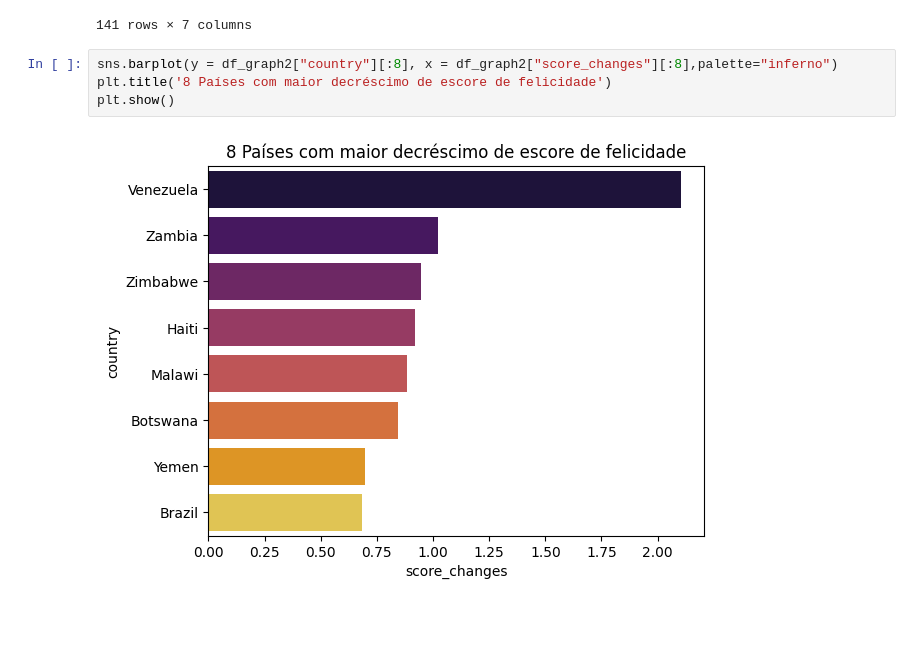
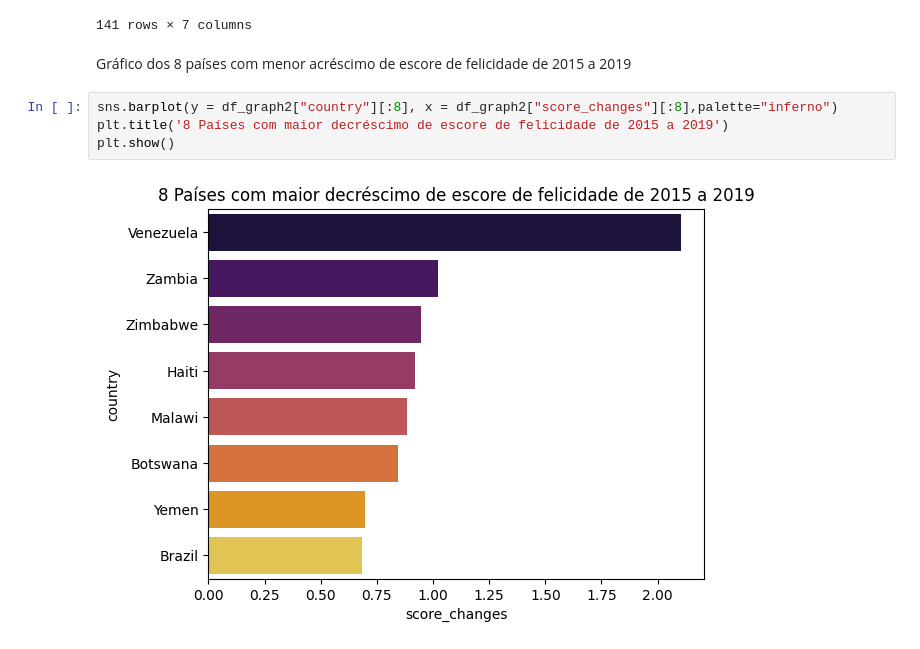
Before and after one commit to crismassaneiro/world-happiness-report, a Jupyter notebook: analisys.ipynb, the cells around one changed output. Drawn from its saved outputs; the diff is of its cells as text; blank space fills up the shorter version.

Commit message:
Gráfico dos8 países com maior acréscimo de escore de felicidade de 2015 a 2019

```diff
--- a/analisys.ipynb
+++ b/analisys.ipynb
@@ -138,9 +140,11 @@ df_graph2
 | 133 | Ivory Coast | 3.655 | 3.916 | 4.180 | 4.671 | ... |
 | 137 | Benin | 3.340 | 3.484 | 3.657 | 4.141 | ... |
 141 rows × 7 columns
+# %% [markdown]
+Gráfico dos 8 países com menor acréscimo de escore de felicidade de 2015 a 2019
 # %%
 sns.barplot(y = df_graph2["country"][:8], x = df_graph2["score_changes"][:8],palette="inferno")
-plt.title('8 Países com maior decréscimo de escore de felicidade')
+plt.title('8 Países com maior decréscimo de escore de felicidade de 2015 a 2019')
 plt.show()
 # %% [output]
-[figure, old version]
+[figure, new version]
```
Also changed, not shown: parts of 3 cells of this notebook.
